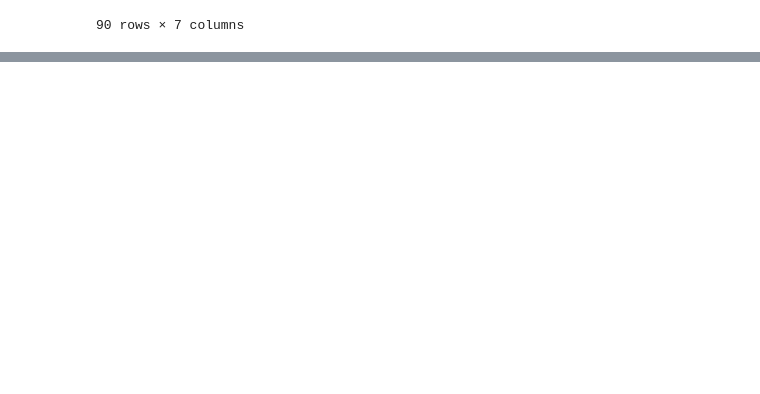
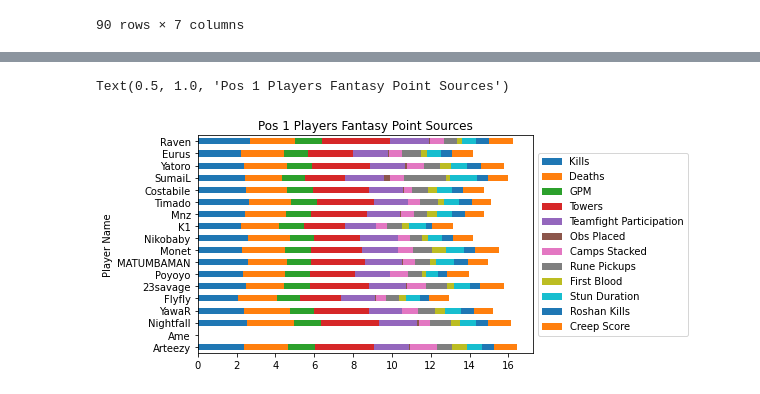
Before and after one commit to yu-lily/ti10-fantasy-card-picker, a Jupyter notebook: scrape_data.ipynb, the cells around one changed output, grey strips where cells are left out. Saved outputs shown, nothing was run; the diff lists cells and outputs as text; code cells hidden in the pictures; blank space fills up the shorter version.

```diff
--- a/scrape_data.ipynb
+++ b/scrape_data.ipynb
@@ -91,0 +212,7 @@ df
+# %%
+averages = df.join(grouped_matches, on="Player ID", how = "left").drop(
+    ['Link', 'Links', 'Dotabuff', 'Match ID', 'Duration',\
+    'Game Mode', 'Lobby Type', 'League ID', 'Start Time',\
+    'Radiant', 'Abandons'], axis=1)
+averages['Creep Score'] = averages['Last Hits'] + averages['Denies']
+averages.drop(['Last Hits', 'Denies'], inplace=True, axis=1)
@@ -91,0 +239,22 @@ df
+# %%
+weighted = averages.copy()
+# %%
+weighted['Kills'] = .33 * averages['Kills']
+weighted['Deaths'] = 3 - .3 * averages['Deaths']
+weighted['Creep Score'] = .003 * averages['Creep Score']
+weighted['GPM'] = .002 * averages['GPM']
+weighted['Towers'] = averages['Towers']
+weighted['Teamfight Participation'] = 3 * averages['Teamfight Participation']
+weighted['Obs Placed'] = .5 * averages['Obs Placed']
+weighted['Camps Stacked'] = .5 * averages['Camps Stacked']
+weighted['Rune Pickups'] = .25 * averages['Rune Pickups']
+weighted['First Blood'] = 4 * averages['First Blood']
+weighted['Stun Duration'] = 0.05 * averages['Stun Duration']
+weighted['Roshan Kills'] = averages['Roshan Kills']
+# %%
+weighted[weighted['Position'] == 1].drop(['Player ID', 'Win', 'Position', 'Team'], axis=1).plot(x = 'Player Name', kind='barh', stacked=True)
+plt.legend(loc='center left', bbox_to_anchor=(1, 0.5))
+plt.title('Pos 1 Players Fantasy Point Sources')
+# %% [output]
+Text(0.5, 1.0, 'Pos 1 Players Fantasy Point Sources')
+[figure, added]
```
Also changed, not shown: parts of 15 cells of this notebook, 6 other files.
